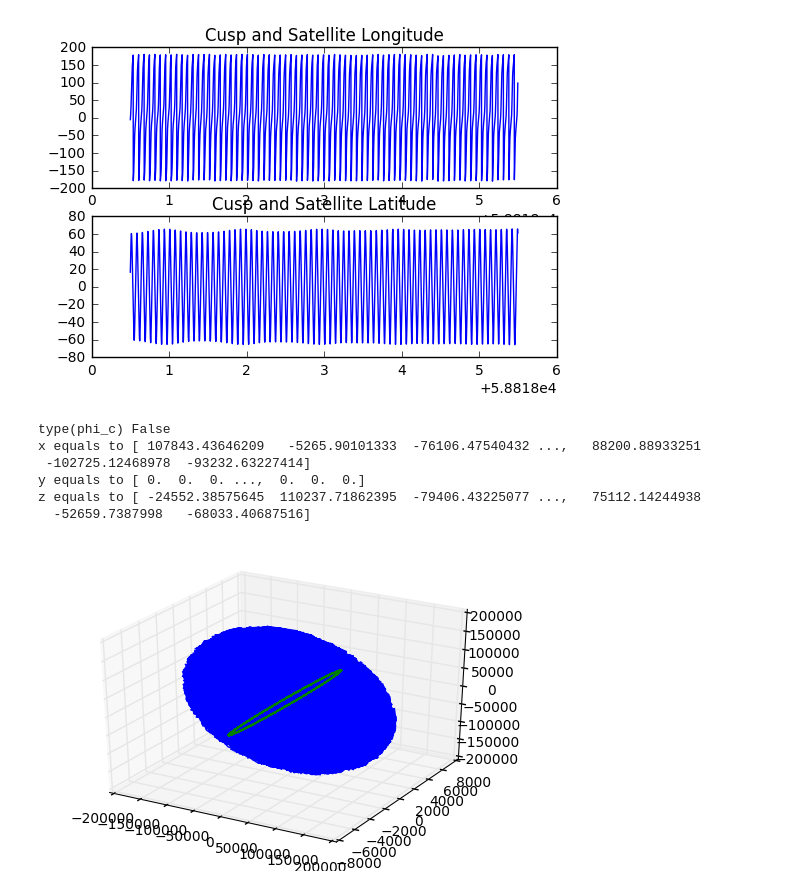
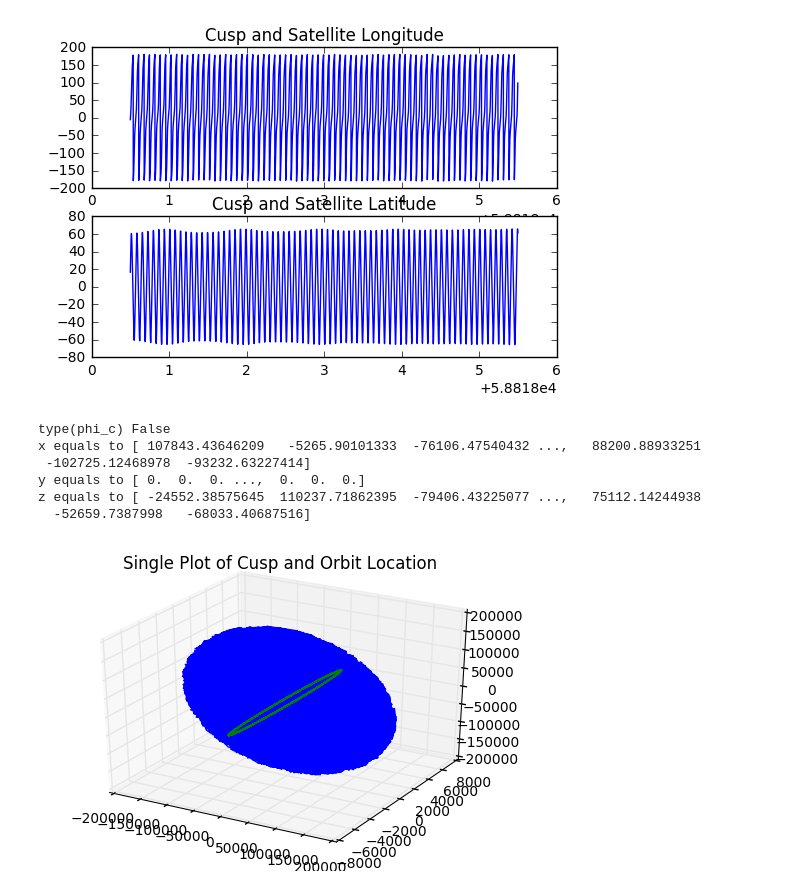
Before and after one commit to fsbr/se3-path-planner, a Jupyter notebook: modularPlanner/Cusp Plots (Daily).ipynb, the cells around one changed output. Cells and saved outputs as stored; diff of their text form; code cells hidden in the pictures.

```diff
--- a/modularPlanner/Cusp Plots (Daily).ipynb
+++ b/modularPlanner/Cusp Plots (Daily).ipynb
@@ -238,20 +238,21 @@ plt.show()
 # %%
 # testing the function for
 x,y,z = tsyg.orbitalCuspLocation(cvals,t)
 gsm2 = gsm.convert('GSM','car')
 fig = plt.figure()
 ax = fig.add_subplot(111,projection='3d')
 
 # my present guess is again, a disagreement between the
 # coordinate systems
 ax.plot(x,y,z)
 ax.plot(gsm2.x,gsm2.y,gsm2.z)
+ax.set_title('Single Plot of Cusp and Orbit Location')
 plt.show()
 # %% [output]
 type(phi_c) False
 x equals to [ 107843.43646209   -5265.90101333  -76106.47540432 ...,   88200.88933251
  -102725.12468978  -93232.63227414]
 y equals to [ 0.  0.  0. ...,  0.  0.  0.]
 z equals to [ -24552.38575645  110237.71862395  -79406.43225077 ...,   75112.14244938
   -52659.7387998   -68033.40687516]
-[figure, old version]
+[figure, new version]
```
Also changed, not shown: 2 other files.
